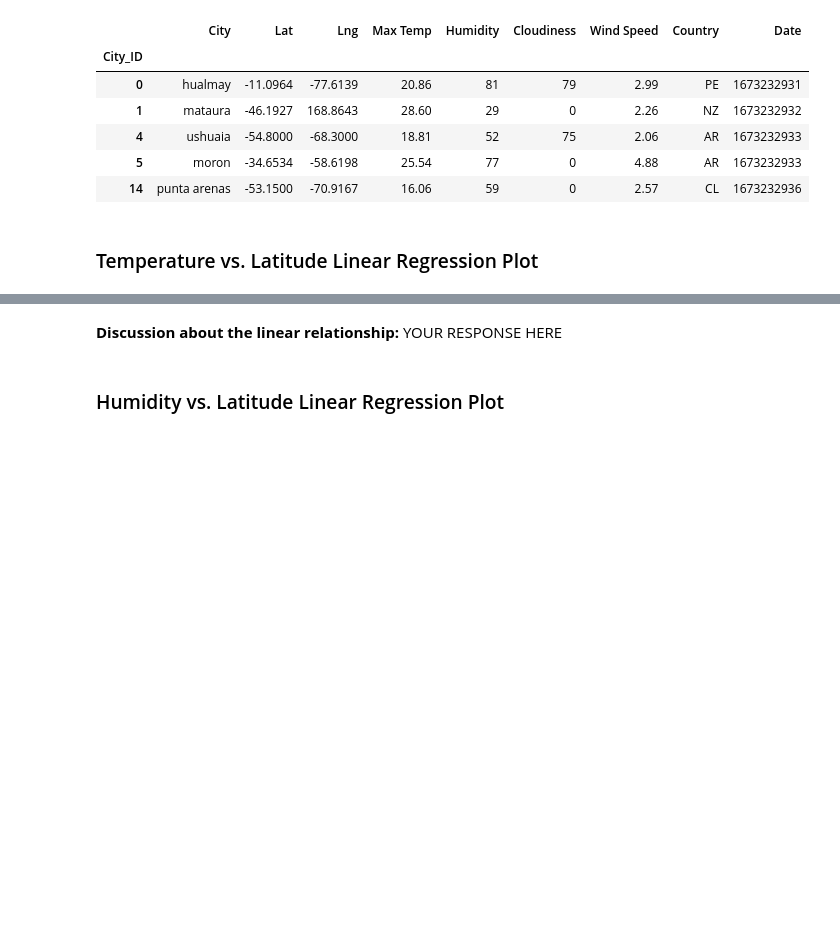
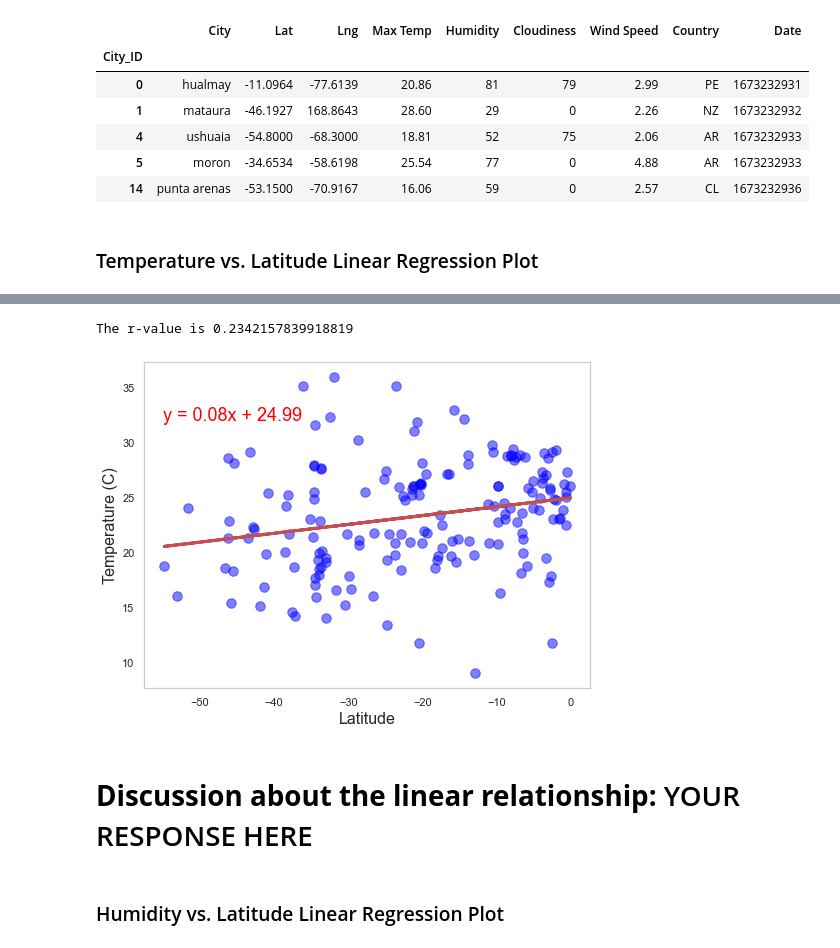
Before and after one commit to jonowood/python-api-challenge, a Jupyter notebook: WeatherPy/WeatherPy.ipynb, the cells around one changed output, grey strips where cells are left out. Cells and saved outputs as stored; diff of their text form; code cells hidden in the pictures; blank space fills up the shorter version.

```diff
--- a/WeatherPy/WeatherPy.ipynb
+++ b/WeatherPy/WeatherPy.ipynb
@@ -335,7 +335,7 @@ northern_hemi_df.head()
 | 8 | benghazi | 32.1167 | 20.0667 | 15.29 | 70 | 11 | 1.62 | LY | 1673232934 |
 # %%
 # Create a DataFrame with the Southern Hemisphere data (Latitude < 0)
-southern_hemi_df = city_data_df.loc[pd.to_numeric(city_data_df["Lat"]).astype(float)<= 0, :]
+southern_hemi_df = city_data_df.loc[pd.to_numeric(city_data_df["Lat"]).astype(float)< 0, :]
 
 # Display sample data
 southern_hemi_df.head()
@@ -364,4 +361,13 @@ The r-value is: 0.4121057168607245
+# %%
+# Linear regression on Southern Hemisphere
+x_plot = southern_hemi_df["Lat"]
+y_plot = southern_hemi_df["Max Temp"]
+linearRegression(x_plot, y_plot, -55, 32, "Temperature (C)")
+plt.savefig("output_data/Fig6.png")
+# %% [output]
+The r-value is 0.2342157839918819
+[figure, added]
 # %% [markdown]
-**Discussion about the linear relationship:** YOUR RESPONSE HERE
+# **Discussion about the linear relationship:** YOUR RESPONSE HERE
 # %% [markdown]
 ### Humidity vs. Latitude Linear Regression Plot
```
Also changed, not shown: parts of 16 cells of this notebook, 8 other files.
